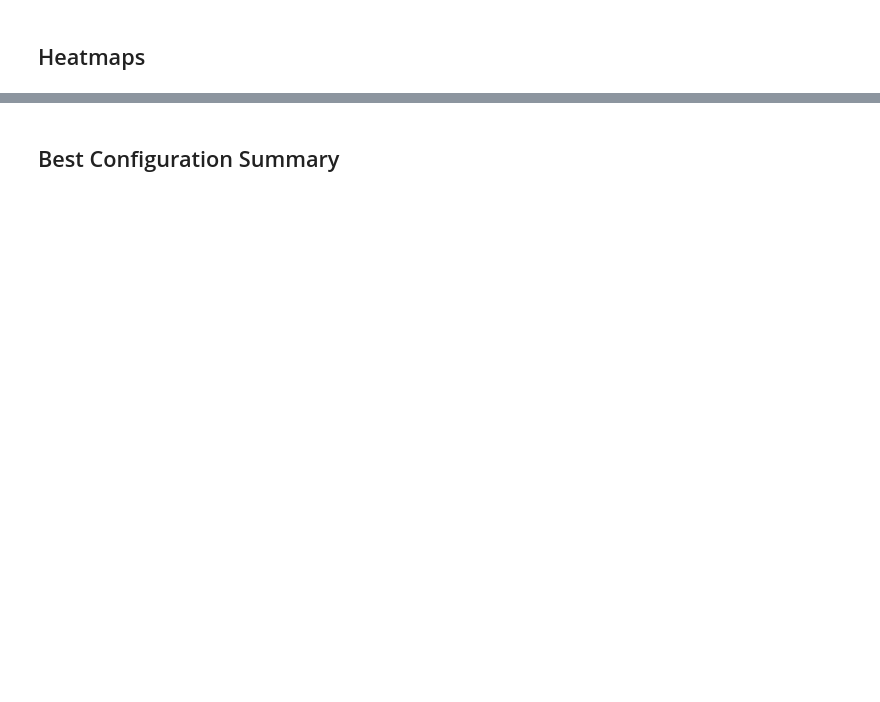
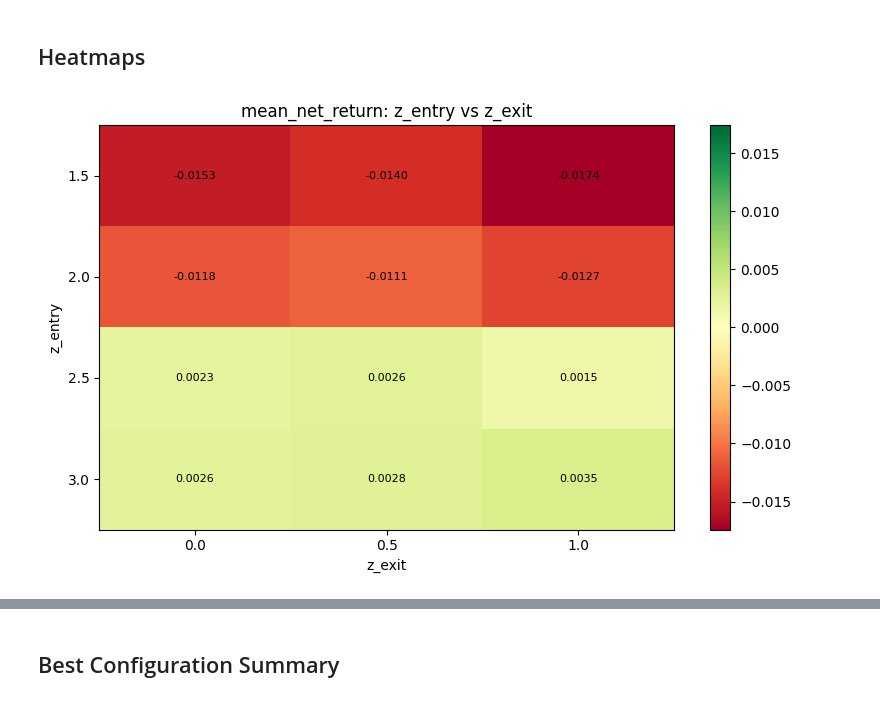
Before and after one commit to erevtsov/stat-arb, a Jupyter notebook: notebooks/parameter_search.ipynb, the cells around one changed output, grey strips where cells are left out. Drawn from its saved outputs; the diff is of its cells as text; code cells hidden in the pictures; blank space fills up the shorter version.

Commit message:
parameter search results

```diff
--- a/notebooks/parameter_search.ipynb
+++ b/notebooks/parameter_search.ipynb
@@ -43,8 +43,8 @@ from utils.config import CONFIG, BARS_PER_DAY, MINUTES_PER_BAR, holding_horizons
 We use a representative 3-month sample (Q3 2023) with 42 calendar days formation window.
 # %%
 # Sample period for grid search (3 months of signal data)
-SAMPLE_START = "2023-07-01"
-SAMPLE_END   = "2023-09-30"
+SAMPLE_START = "2022-07-01"
+SAMPLE_END   = "2022-12-31"
 TIMEFRAME    = "15min"
 BARS_PER_DAY_15 = BARS_PER_DAY[TIMEFRAME]  # 26
 
@@ -253,7 +255,7 @@ print(f"\nAll done. {len(results)} valid parameter combinations.")
 # %% [markdown]
 ## Results Table
 # %%
-results_df = pl.DataFrame(results).sort("ic_net", descending=True)
+results_df = pl.DataFrame(results).sort("mean_net_return", descending=True)
 
-print("Top 20 configurations by net IC:")
+print("Top 20 configurations by mean net return:")
 print(results_df.head(20).to_pandas().to_string(index=False))
@@ -260,12 +279,0 @@ print(results_df.head(20).to_pandas().to_string(index=False))
-# %%
-# Best by IC net
-best_ic = results_df.row(0, named=True)
-print("Best configuration by ic_net:")
-for k, v in best_ic.items():
-    print(f"  {k}: {v}")
-
-# Best by hit rate
-best_hit = results_df.sort("hit_rate", descending=True).row(0, named=True)
-print("\nBest configuration by hit_rate:")
-for k, v in best_hit.items():
-    print(f"  {k}: {v}")
@@ -332,0 +346,4 @@ plt.show()
+# %%
+double_sort(results_df, 'z_entry', 'z_exit', 'mean_net_return')
+# %% [output]
+[figure, added]
```
Also changed, not shown: parts of 16 cells of this notebook.
